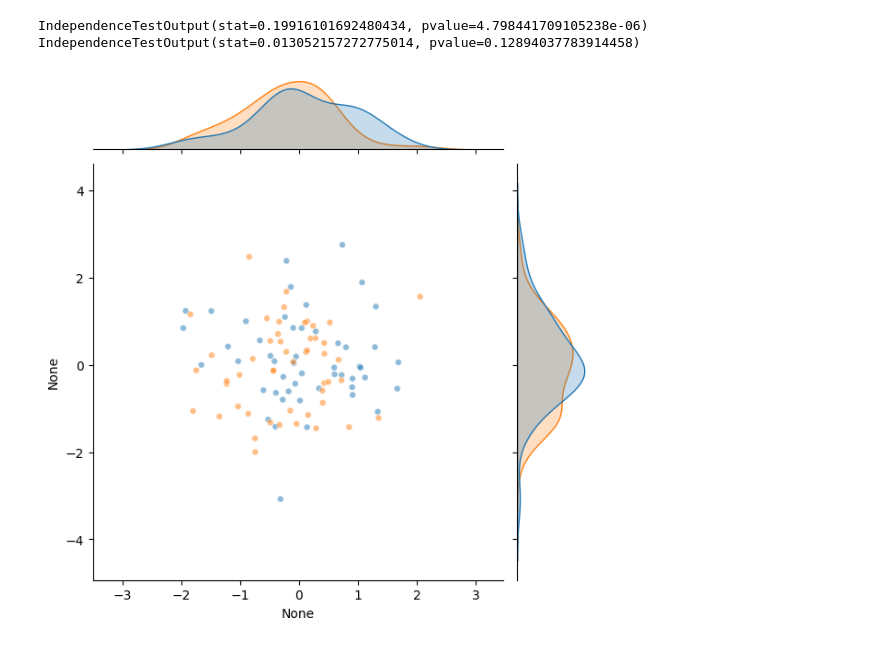
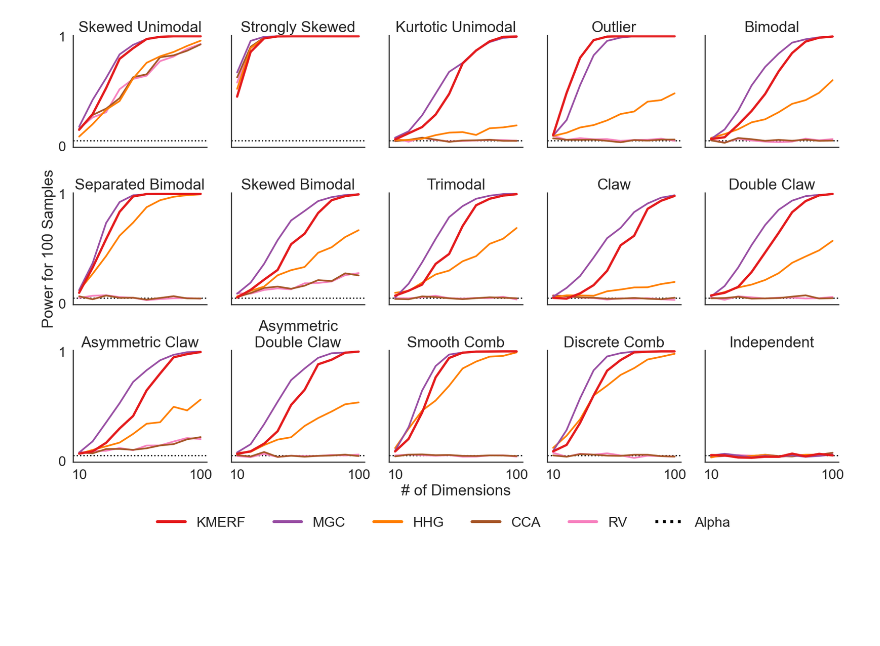
Before and after one commit to neurodata/kmerf, a Jupyter notebook: plt-figures.ipynb, the cells around one changed output. Cells and saved outputs as stored; diff of their text form; code cells hidden in the pictures; blank space fills up the shorter version.

```diff
--- a/plt-figures.ipynb
+++ b/plt-figures.ipynb
@@ -85,20 +118,4 @@ plot_power()
-# %%
-import seaborn as sns
-from hyppo.independence import Dcorr
-from kmerf import KMERF
-from simulations import make_marron_wand_classification
-
-x, y = make_marron_wand_classification(100, n_dim=2, n_informative=1)
-sns.jointplot(
-    x=x[:, 0],
-    y=x[:, 1],
-    hue=y,
-    s=100,
-    alpha=.5,
-    marker=".",
-    legend=False,
-)
-print(KMERF(forest="classifier").test(x, y), Dcorr().test(x, y))
-# %% [output]
-IndependenceTestOutput(stat=0.19916101692480434, pvalue=4.798441709105238e-06) IndependenceTestOutput(stat=0.013052157272775014, pvalue=0.12894037783914458)
-[figure, removed]
+# %%
+plot_power("two-sample-power-vs-n")
+# %% [output]
+[figure, added]
```
Also changed, not shown: parts of 4 cells of this notebook, 3 other files.
